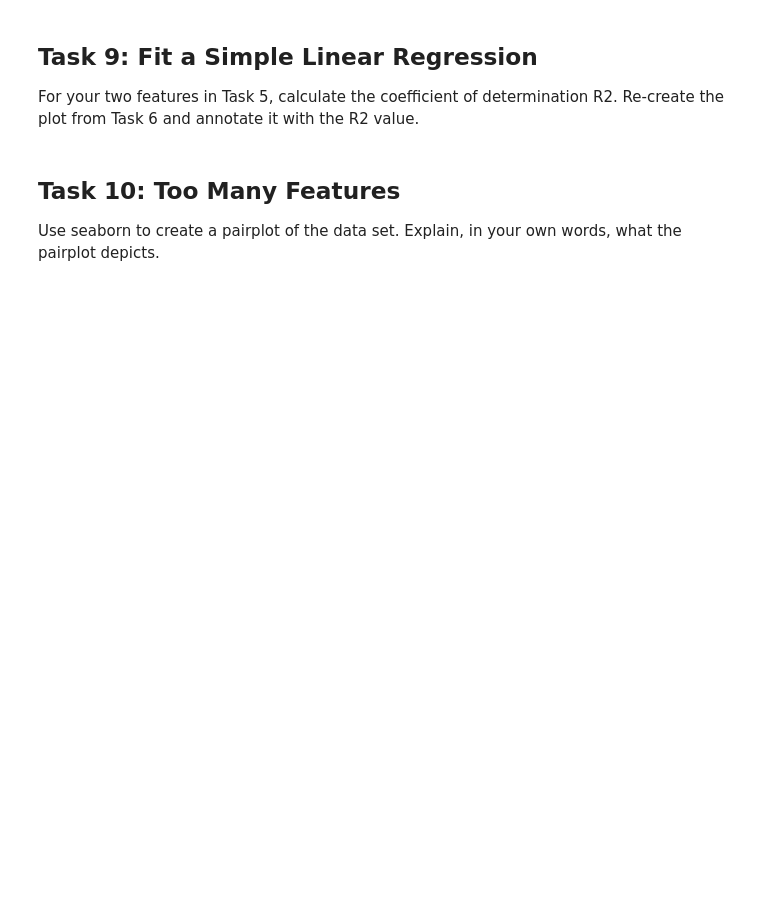
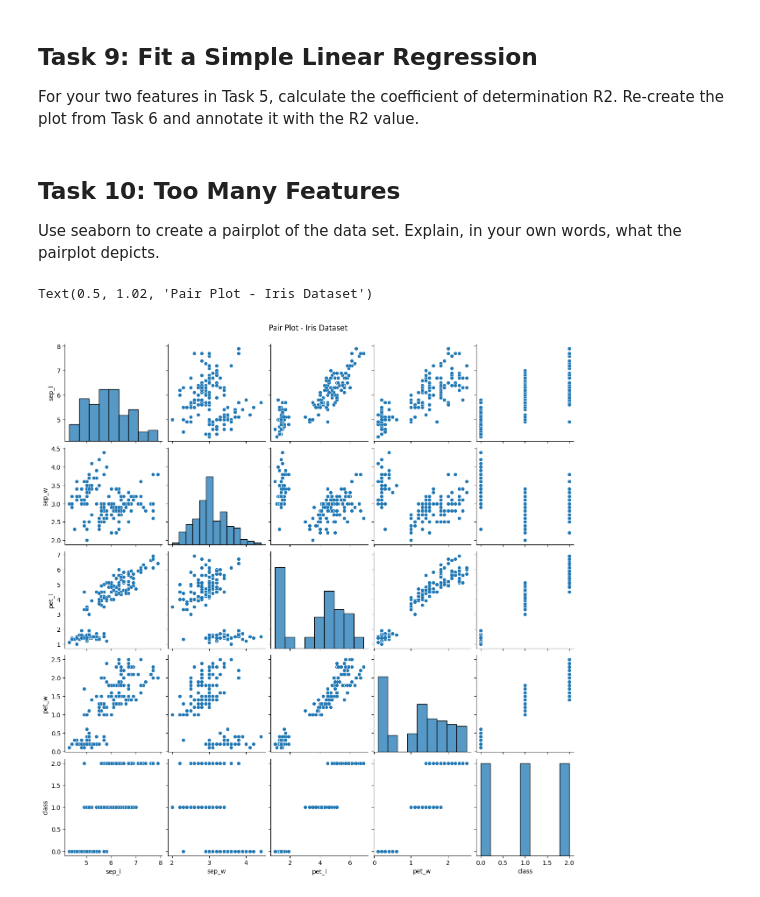
Before and after one commit to quyenphanlyons/data_analytics, a Jupyter notebook: tasks.ipynb, the cells around one changed output. Saved outputs shown, nothing was run; the diff lists cells and outputs as text; code cells hidden in the pictures; blank space fills up the shorter version.

```diff
--- a/tasks.ipynb
+++ b/tasks.ipynb
@@ -386,3 +340,21 @@ Re-create the plot from Task 6 and annotate it with the R2 value.
 ## Task 10: Too Many Features
 Use seaborn to create a pairplot of the data set.
 Explain, in your own words, what the pairplot depicts.
+# %%
+# Seaborn visualization library
+import seaborn as sns
+
+# Create pairplot
+sns.pairplot(iri)
+# Add title
+plt.suptitle('Pair Plot - Iris Dataset', y=1.02)
+
+
+# Ressources
+# pairplot
+# https://seaborn.pydata.org/generated/seaborn.pairplot.html
+# Add title for pairplot
+# https://stackoverflow.com/questions/36813396/how-to-show-the-title-for-the-diagram-of-seaborn-pairplot-or-pridgrid
+# %% [output]
+Text(0.5, 1.02, 'Pair Plot - Iris Dataset')
+[figure, added]
```
Also changed, not shown: parts of 10 cells of this notebook.
